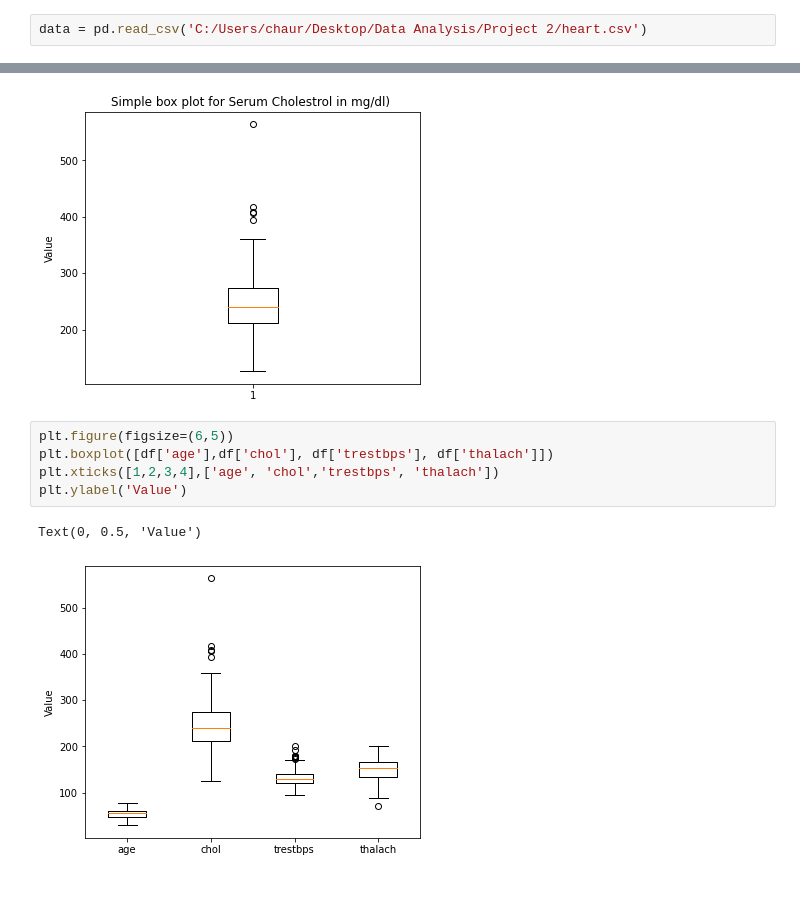
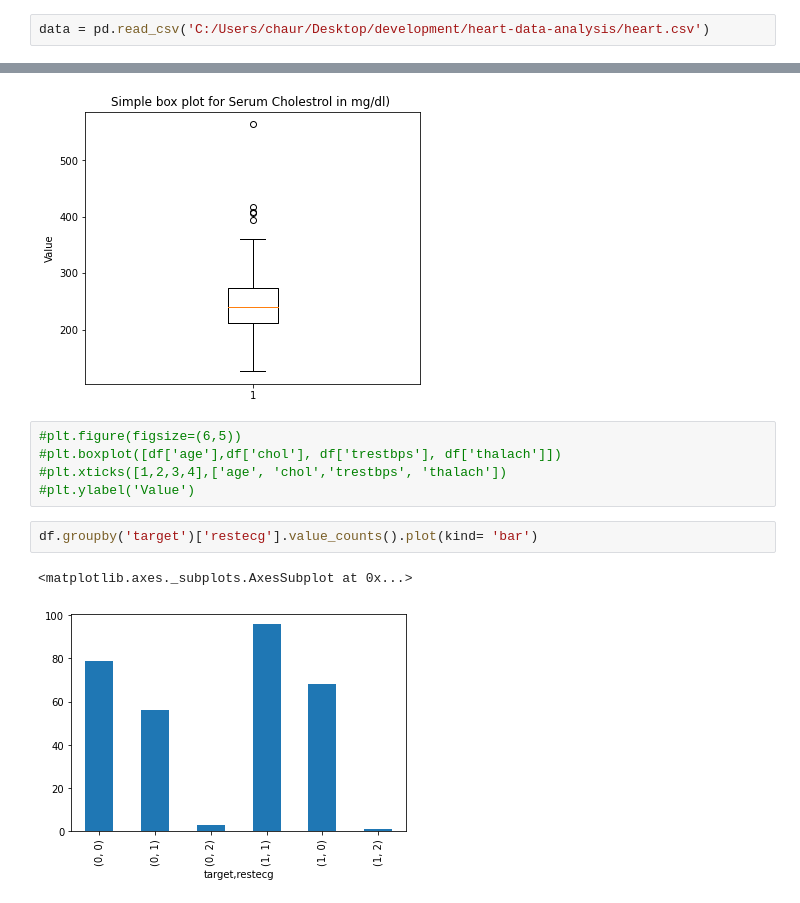
Before and after one commit to swatichaurasia/Projects, a Jupyter notebook: Heart_Analysis.ipynb, the cells around one changed output, grey strips where cells are left out. Drawn from its saved outputs; the diff is of its cells as text.

Commit message:
Model prediction of different variables with target

```diff
--- a/Heart_Analysis.ipynb
+++ b/Heart_Analysis.ipynb
@@ -27,7 +27,7 @@ TARGET (1 or 0)
 
 The names and social security numbers of the patients were recently removed from the database, replaced with dummy values. One file has been "processed", that one containing the Cleveland database. All four unprocessed files also exist in this directory.
 # %%
-data = pd.read_csv('C:/Users/chaur/Desktop/Data Analysis/Project 2/heart.csv')
+data = pd.read_csv('C:/Users/chaur/Desktop/development/heart-data-analysis/heart.csv')
 # %%
 data.keys()
 # %% [output]
@@ -195,10 +194,12 @@ plt.title('Simple box plot for Serum Cholestrol in mg/dl) ')
 Text(0.5, 1.0, 'Simple box plot for Serum Cholestrol in mg/dl) ')
 [figure]
 # %%
-plt.figure(figsize=(6,5))
-plt.boxplot([df['age'],df['chol'], df['trestbps'], df['thalach']])
-plt.xticks([1,2,3,4],['age', 'chol','trestbps', 'thalach'])
-plt.ylabel('Value')
+#plt.figure(figsize=(6,5))
+#plt.boxplot([df['age'],df['chol'], df['trestbps'], df['thalach']])
+#plt.xticks([1,2,3,4],['age', 'chol','trestbps', 'thalach'])
+#plt.ylabel('Value')
-# %% [output]
-Text(0, 0.5, 'Value')
-[figure, removed]
+# %%
+df.groupby('target')['restecg'].value_counts().plot(kind= 'bar')
+# %% [output]
+<matplotlib.axes._subplots.AxesSubplot at 0x...>
+[figure, added]
```
Also changed, not shown: parts of 35 cells of this notebook.
